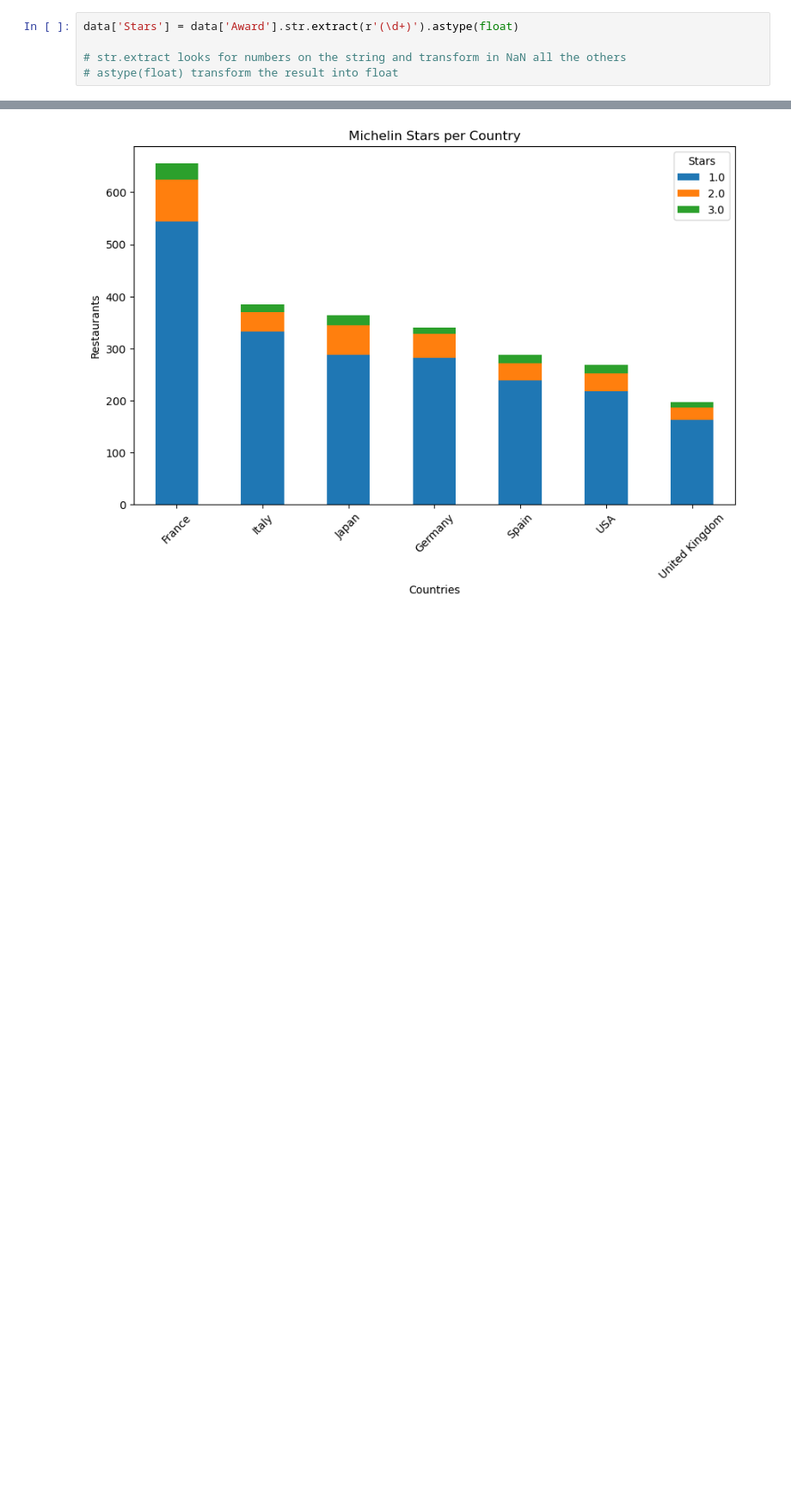
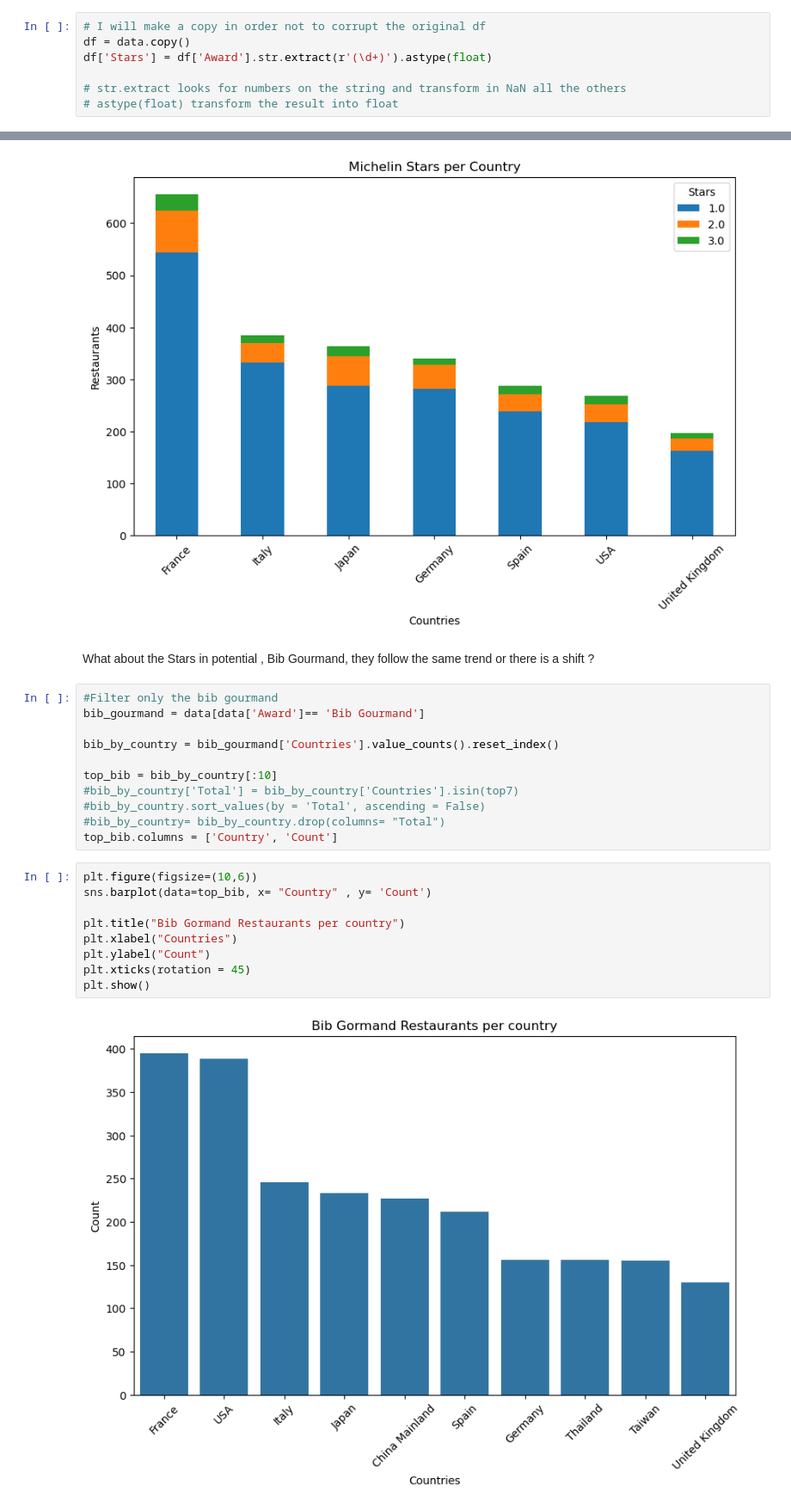
Before and after one commit to victorhrls/Michelin_stars, a Jupyter notebook: MichelinAnalysis.ipynb, the cells around one changed output, grey strips where cells are left out. Shown: that part at 86% size. Saved outputs shown, nothing was run; the diff lists cells and outputs as text; blank space fills up the shorter version.

Commit message:
Bib gormand

```diff
--- a/MichelinAnalysis.ipynb
+++ b/MichelinAnalysis.ipynb
@@ -143,7 +141,9 @@ If yes, this could be an indicative of a parameter of success of obtaining a mic
 # %% [markdown]
 ### first i need to normalize the column into numbers
 # %%
-data['Stars'] = data['Award'].str.extract(r'(\d+)').astype(float)
+# I will make a copy in order not to corrupt the original df
+df = data.copy()
+df['Stars'] = df['Award'].str.extract(r'(\d+)').astype(float)
 
 # str.extract looks for numbers on the string and transform in NaN all the others
 # astype(float) transform the result into float
@@ -180,3 +178,27 @@ plt.xticks(rotation = 45)
 plt.show()
 # %% [output]
 [figure]
+# %% [markdown]
+ What about the Stars in potential , Bib Gourmand, they follow the same trend or there is a shift ?
+# %%
+#Filter only the bib gourmand
+bib_gourmand = data[data['Award']== 'Bib Gourmand']
+
+bib_by_country = bib_gourmand['Countries'].value_counts().reset_index()
+
+top_bib = bib_by_country[:10]
+#bib_by_country['Total'] = bib_by_country['Countries'].isin(top7)
+#bib_by_country.sort_values(by = 'Total', ascending = False)
+#bib_by_country= bib_by_country.drop(columns= "Total")
+top_bib.columns = ['Country', 'Count']
+# %%
+plt.figure(figsize=(10,6))
+sns.barplot(data=top_bib, x= "Country" , y= 'Count')
+
+plt.title("Bib Gormand Restaurants per country")
+plt.xlabel("Countries")
+plt.ylabel("Count")
+plt.xticks(rotation = 45)
+plt.show()
+# %% [output]
+[figure, added]
```
Also changed, not shown: parts of 4 cells of this notebook.
